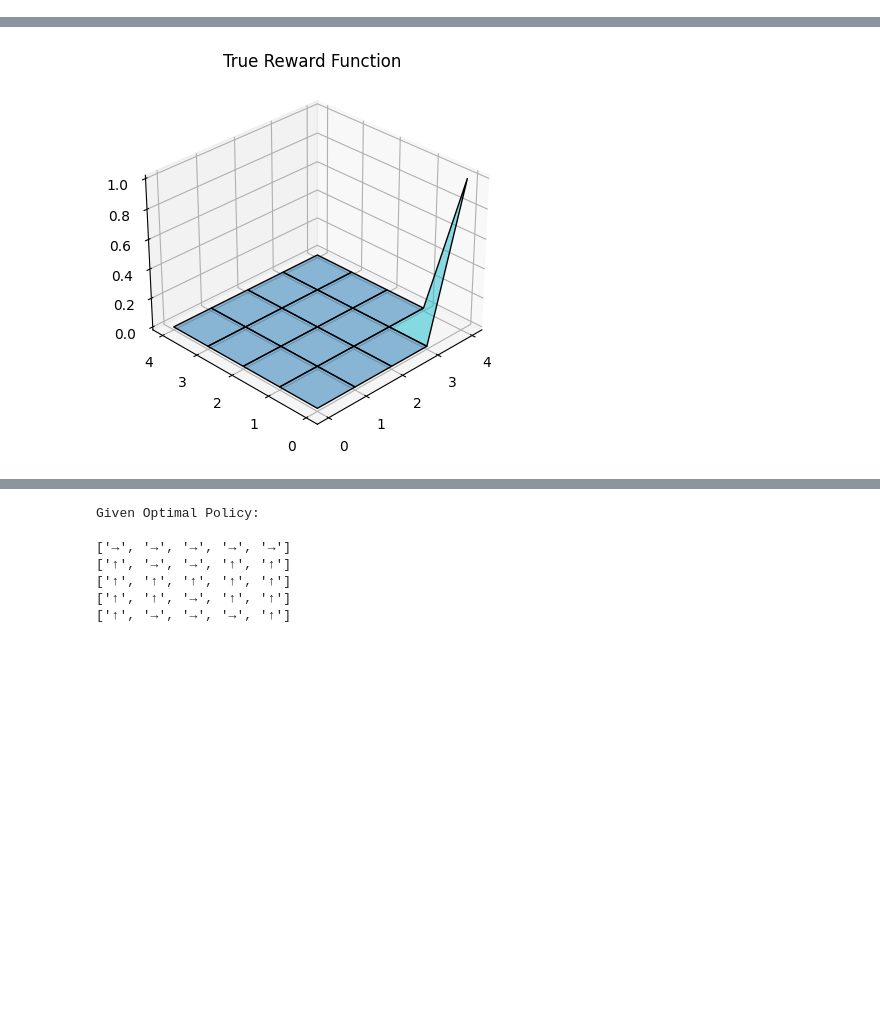
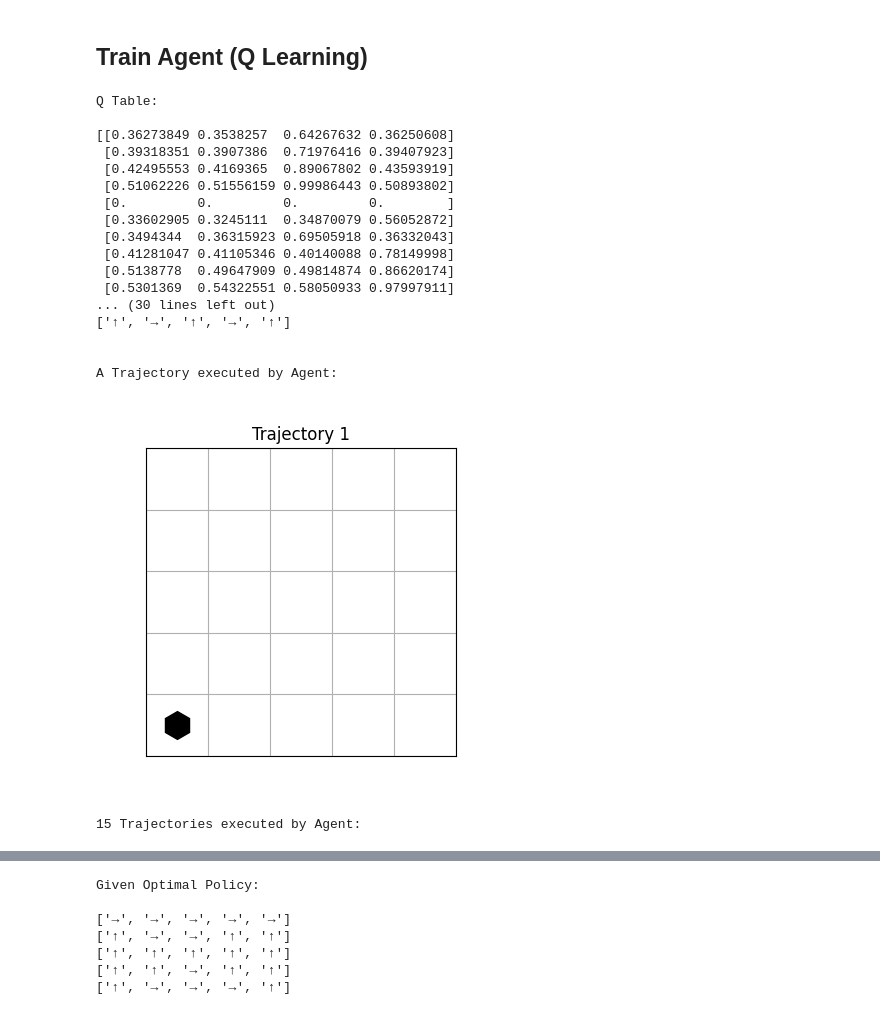
Before and after one commit to Shaz-5/IRL, a Jupyter notebook: Exp 1. Discrete Grid World/Grid_World_IRL_Linear_Programming.ipynb, the cells around one changed output, grey strips where cells are left out. Drawn from its saved outputs; the diff is of its cells as text; code cells hidden in the pictures; blank space fills up the shorter version.

```diff
--- a/Exp 1. Discrete Grid World/Grid_World_IRL_Linear_Programming.ipynb
+++ b/Exp 1. Discrete Grid World/Grid_World_IRL_Linear_Programming.ipynb
@@ -46,0 +67,54 @@ Policy (directions):
+# %% [markdown]
+## Train Agent (Q Learning)
+# %%
+trainer = GridWorldTrainer(grid_world)
+
+# Train the agent using Q learning
+trainer.train_agent(20000)
+print('Q Table:\n')
+trainer.print_q_table()
+
+print('Policy Matrix:\n')
+trainer.get_directions(trainer.Q)
+trainer.print_policy_matrix()
+
+
+print('Policy Matrix with Directions:\n')
+trainer.print_policy_directional_matrix()
+
+if not os.path.exists('./Results'):
+    os.mkdir('./Results')
+num_trajectories = 15
+
+print('\nA Trajectory executed by Agent:')
+trainer.get_trajectories(trainer.matrix, num_trajectories)
+trainer.render_trajectory(0, filename='./Results/Agent Trajectory 01.gif', show=True)
+
+print(f'{num_trajectories} Trajectories executed by Agent:\n')
+trainer.visualize_trajectories(filename='./Results/Agent Trajectories.png')
+
+for trajectory in tqdm(range(len(trainer.Trajectories)), desc='Saving rendered trajectories..'):
+    if trajectory+1<=9:
+        trainer.render_trajectory(trajectory=trajectory, filename=f'./Results/Agent Trajectory 0{trajectory+1}.gif')
+    else:
+        trainer.render_trajectory(trajectory=trajectory, filename=f'./Results/Agent Trajectory {trajectory+1}.gif')
+# %% [output]
+Q Table:
+
+[[0.36273849 0.3538257  0.64267632 0.36250608]
+ [0.39318351 0.3907386  0.71976416 0.39407923]
+ [0.42495553 0.4169365  0.89067802 0.43593919]
+ [0.51062226 0.51556159 0.99986443 0.50893802]
+ [0.         0.         0.         0.        ]
+ [0.33602905 0.3245111  0.34870079 0.56052872]
+ [0.3494344  0.36315923 0.69505918 0.36332043]
+ [0.41281047 0.41105346 0.40140088 0.78149998]
+ [0.5138778  0.49647909 0.49814874 0.86620174]
+ [0.5301369  0.54322551 0.58050933 0.97997911]
+... (30 lines left out)
+['↑', '→', '↑', '→', '↑']
+
+
+A Trajectory executed by Agent:
+[figure, added]
+15 Trajectories executed by Agent:
@@ -47,22 +122,18 @@ Policy (directions):
 # %%
 # function for plotting reward function
-def plot_reward_function(reward, title=''):
+def plot_reward_function(reward, title='', filename=None):
+
     fig = plt.figure()
     ax = fig.add_subplot(111, projection='3d')
 
-    x = y = np.arange(0, 5, 1)
+    x = y = np.arange(1,6)
     X, Y = np.meshgrid(x, y)
-    zs = reward  # True reward function
+    zs = reward
     Z = zs.reshape(X.shape)
-
     ax.view_init(30, -135)
     ax.plot_surface(X, Y, Z, alpha=0.5, cmap='tab10', rstride=1, cstride=1, edgecolors='k', lw=1)
 
     ax.set_title(title)
-
+    if filename:
+        plt.savefig(filename)
     plt.show()
-
-# plot true reward function
-plot_reward_function(sample_grid_trainer.env.RewardGrid, 'True Reward Function')
-# %% [output]
-[figure, removed]
```
Also changed, not shown: parts of 17 cells of this notebook, 22 other files.
